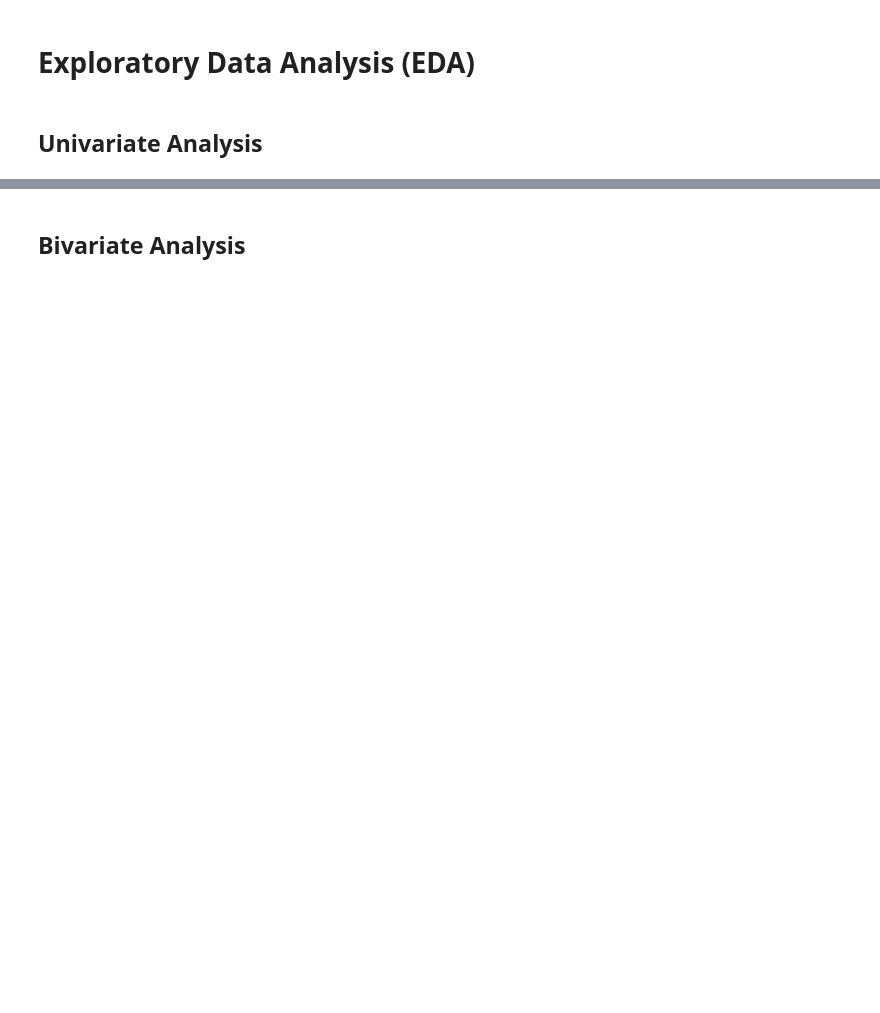
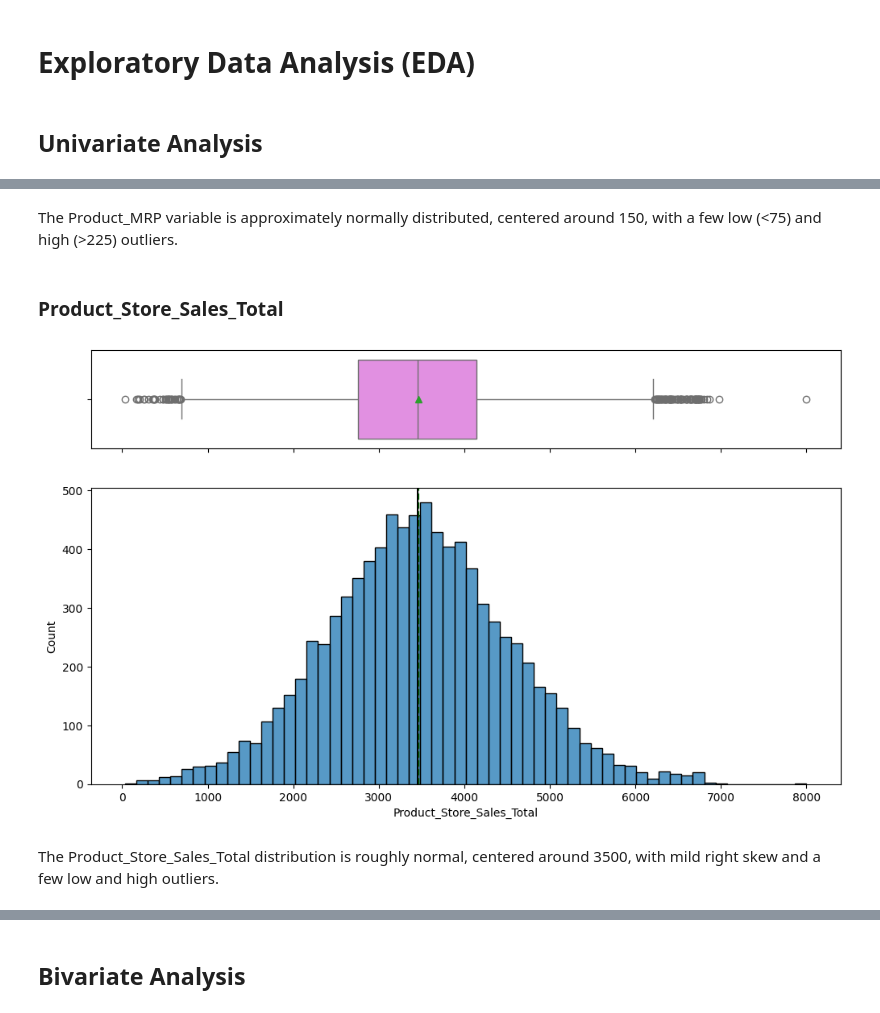
Before and after one commit to chinmayrozekar/PGPAIML_UT_Austin, a Jupyter notebook: Project_7_ModelDeployment_SuperKart/Project_7_ChinmayRozekar_SuperKart_Model_Deployment_Notebook.ipynb, the cells around one changed output, grey strips where cells are left out. Drawn from its saved outputs; the diff is of its cells as text; code cells hidden in the pictures; blank space fills up the shorter version.

```diff
--- a/Project_7_ModelDeployment_SuperKart/Project_7_ChinmayRozekar_SuperKart_Model_Deployment_Notebook.ipynb
+++ b/Project_7_ModelDeployment_SuperKart/Project_7_ChinmayRozekar_SuperKart_Model_Deployment_Notebook.ipynb
@@ -117,0 +279,10 @@ from huggingface_hub import login, HfApi
+# %% [markdown]
+The Product_MRP variable is approximately normally distributed, centered around 150, with a few low (<75) and high (>225) outliers.
+# %% [markdown]
+### Product_Store_Sales_Total
+# %%
+histogram_boxplot(data, "Product_Store_Sales_Total")
+# %% [output]
+[figure, added]
+# %% [markdown]
+The Product_Store_Sales_Total distribution is roughly normal, centered around 3500, with mild right skew and a few low and high outliers.
```
Also changed, not shown: parts of 204 cells of this notebook, 15 other files.
